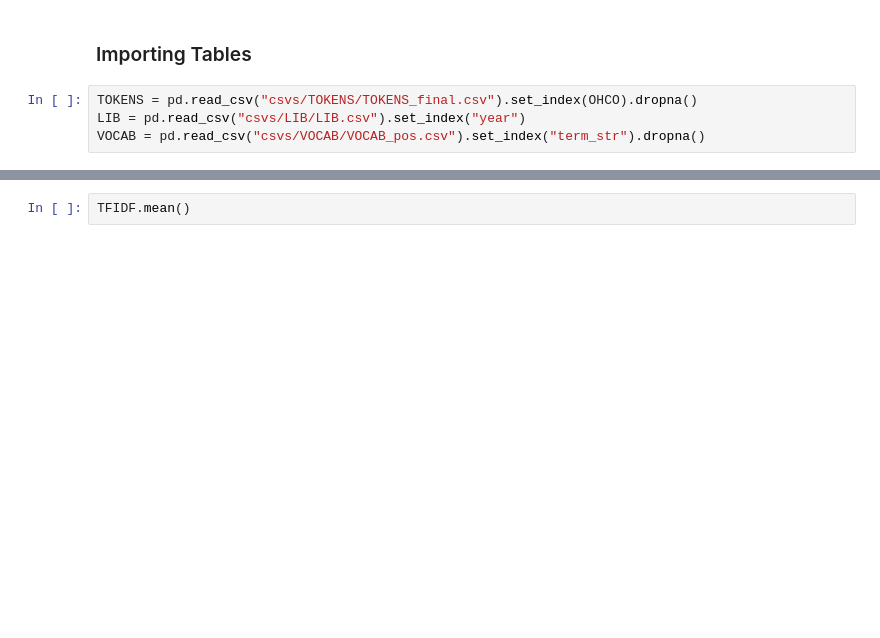
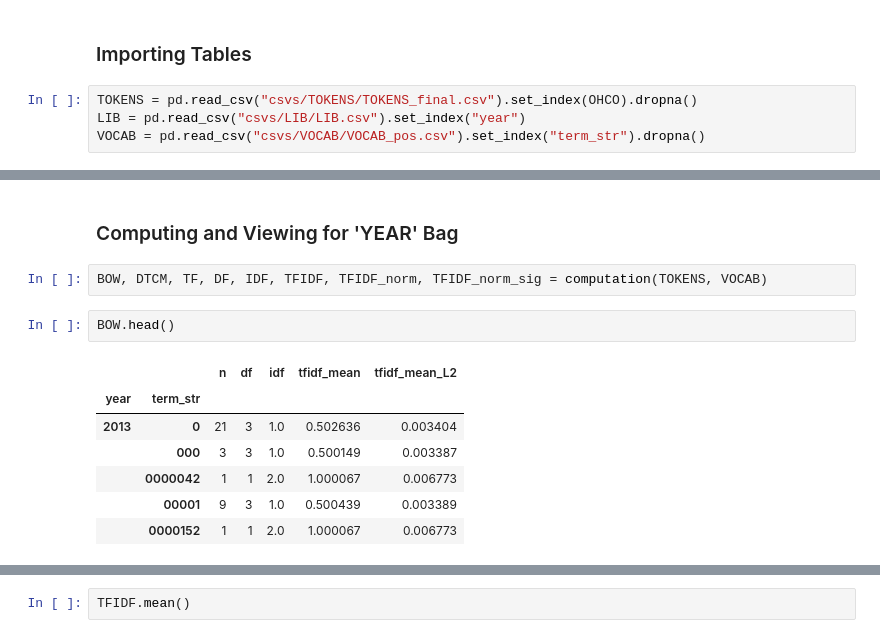
Before and after one commit to caroline-kranefuss/evolving_sentiment_climate, a Jupyter notebook: notebooks/bow_tfidf.ipynb, the cells around one changed output, grey strips where cells are left out. Cells and saved outputs as stored; diff of their text form; blank space fills up the shorter version.

Commit message:
Lots of work on PCA and some on TFIDF

```diff
--- a/notebooks/bow_tfidf.ipynb
+++ b/notebooks/bow_tfidf.ipynb
@@ -190,0 +195,14 @@ TFIDF.head()
+# %% [markdown]
+### Computing and Viewing for 'YEAR' Bag
+# %%
+BOW, DTCM, TF, DF, IDF, TFIDF, TFIDF_norm, TFIDF_norm_sig = computation(TOKENS, VOCAB)
+# %%
+BOW.head()
+# %% [output]
+|  |  | n | df | idf | tfidf_mean | tfidf_mean_L2 |
+| year | term_str |  |  |  |  |  |
+| 2013 | 0 | 21 | 3 | 1.0 | 0.502636 | 0.003404 |
+|  | 000 | 3 | 3 | 1.0 | 0.500149 | 0.003387 |
+|  | 0000042 | 1 | 1 | 2.0 | 1.000067 | 0.006773 |
+|  | 00001 | 9 | 3 | 1.0 | 0.500439 | 0.003389 |
+|  | 0000152 | 1 | 1 | 2.0 | 1.000067 | 0.006773 |
```
Also changed, not shown: parts of 30 cells of this notebook, 16 other files.
